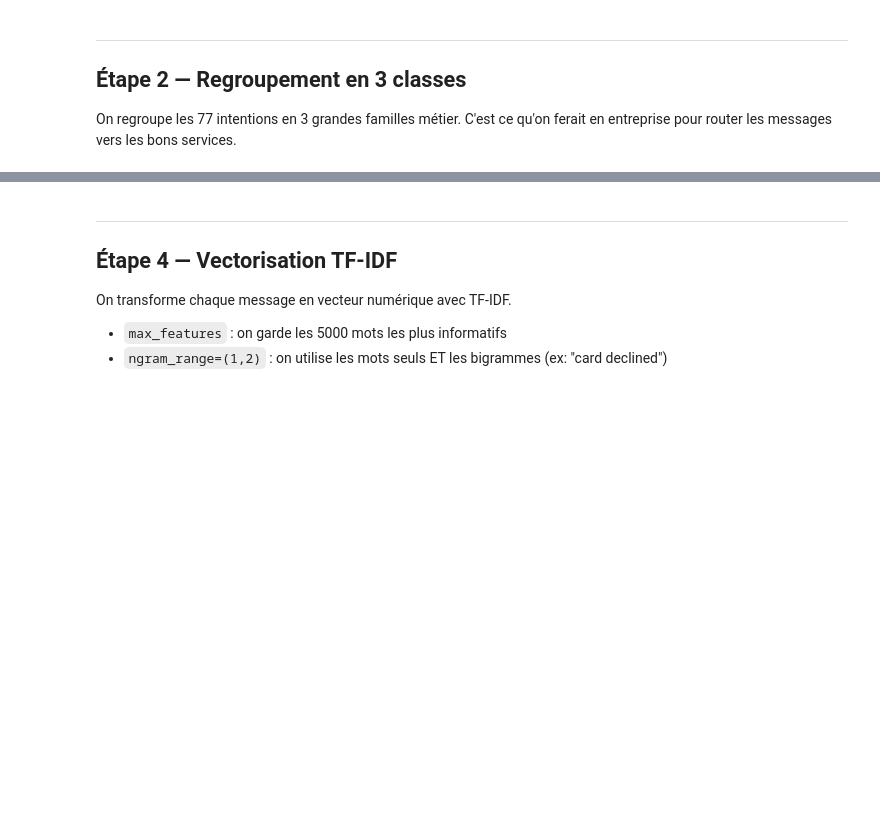
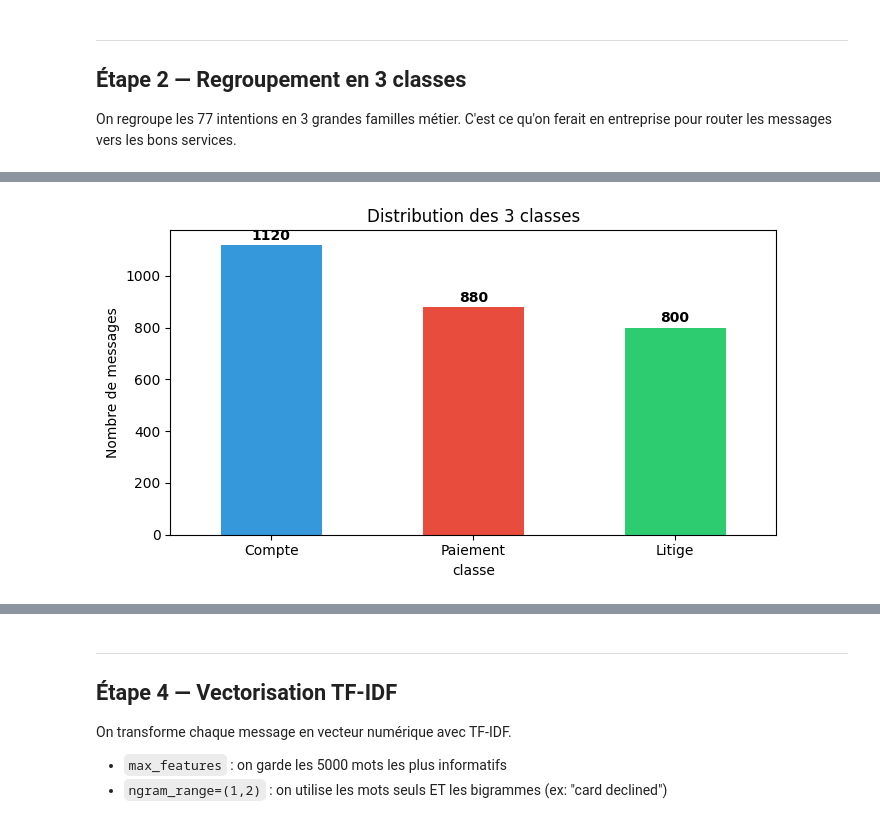
Before and after one commit to Titembaye/cours, a Jupyter notebook: docs/text-mining/classification/TP_Classification_Banking77.ipynb, the cells around one changed output, grey strips where cells are left out. Saved outputs shown, nothing was run; the diff lists cells and outputs as text; code cells hidden in the pictures; blank space fills up the shorter version.

```diff
--- a/docs/text-mining/classification/TP_Classification_Banking77.ipynb
+++ b/docs/text-mining/classification/TP_Classification_Banking77.ipynb
@@ -312,3 +342,19 @@ plt.show()
+# %%
+#visualisation de la distribution de test
+# Visualisation de la distribution
+counts = df_test['classe'].value_counts()
+
+plt.figure(figsize=(7, 4))
+counts.plot(kind='bar', color=['#3498DB', '#E74C3C', '#2ECC71'])
+plt.title('Distribution des 3 classes')
+plt.ylabel('Nombre de messages')
+plt.xticks(rotation=0)
+for i, v in enumerate(counts.values):
+    plt.text(i, v + 20, str(v), ha='center', fontweight='bold')
+plt.tight_layout()
+plt.show()
+# %% [output]
+[figure, added]
 # %%
 # Exemples par classe
 print('=== Exemples de messages par classe ===\n')
```
Also changed, not shown: parts of 46 cells of this notebook.
